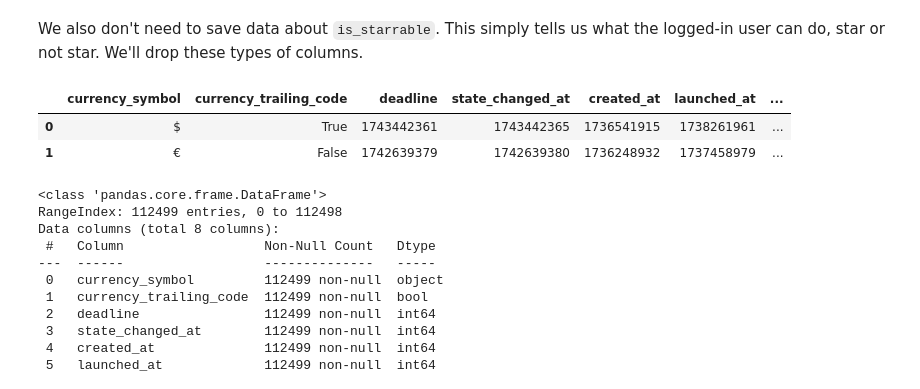
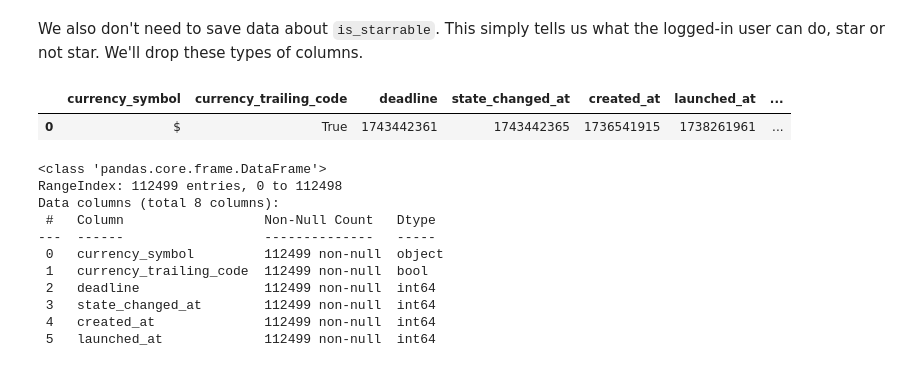
Before and after one commit to blue-santa/kickstarter-campaign-analysis, a Jupyter notebook: project-files/02-data-wrangling/01-00-kickstarter-data-wrangling.ipynb, the cells around one changed output. Cells and saved outputs as stored; diff of their text form; code cells hidden in the pictures.

```diff
--- a/project-files/02-data-wrangling/01-00-kickstarter-data-wrangling.ipynb
+++ b/project-files/02-data-wrangling/01-00-kickstarter-data-wrangling.ipynb
@@ -477,0 +475,4 @@ df.iloc[:, 0:10].head(1)
+# %%
+pos_start = df.columns.get_loc('id')
+pos_end = df.columns.get_loc('currency') + 1
+df.iloc[:, pos_start:pos_end].head(1)
@@ -510,7 +514,9 @@ df.iloc[:, 0:10].describe()
 # %% [markdown]
 The first `10` columns are okay.
 # %%
-df.iloc[:, 10:20].head(2)
+pos_start = pos_end
+pos_end = df.columns.get_loc('disable_communication') + 1
+df.iloc[:, pos_start:pos_end].head(1)
 # %% [output]
 |  | currency_symbol | currency_trailing_code | deadline | state_changed_at | created_at | launched_at | ... |
 | 0 | $ | True | 1743442361 | 1743442365 | 1736541915 | 1738261961 | ... |
@@ -528,9 +533,10 @@ We also don't need to save data about `is_starrable`. This simply tells us what
 # %%
 df = df.drop(columns=['is_in_post_campaign_pledging_phase', 'is_starrable'])
 # %%
-df.iloc[:, 10:18].head(2)
+pos_start = pos_start
+pos_end = df.columns.get_loc('disable_communication') + 1
+df.iloc[:, pos_start:pos_end].head(1)
 # %% [output]
 |  | currency_symbol | currency_trailing_code | deadline | state_changed_at | created_at | launched_at | ... |
 | 0 | $ | True | 1743442361 | 1743442365 | 1736541915 | 1738261961 | ... |
-| 1 | € | False | 1742639379 | 1742639380 | 1736248932 | 1737458979 | ... |
 # %%
```
Also changed, not shown: parts of 152 cells of this notebook.
